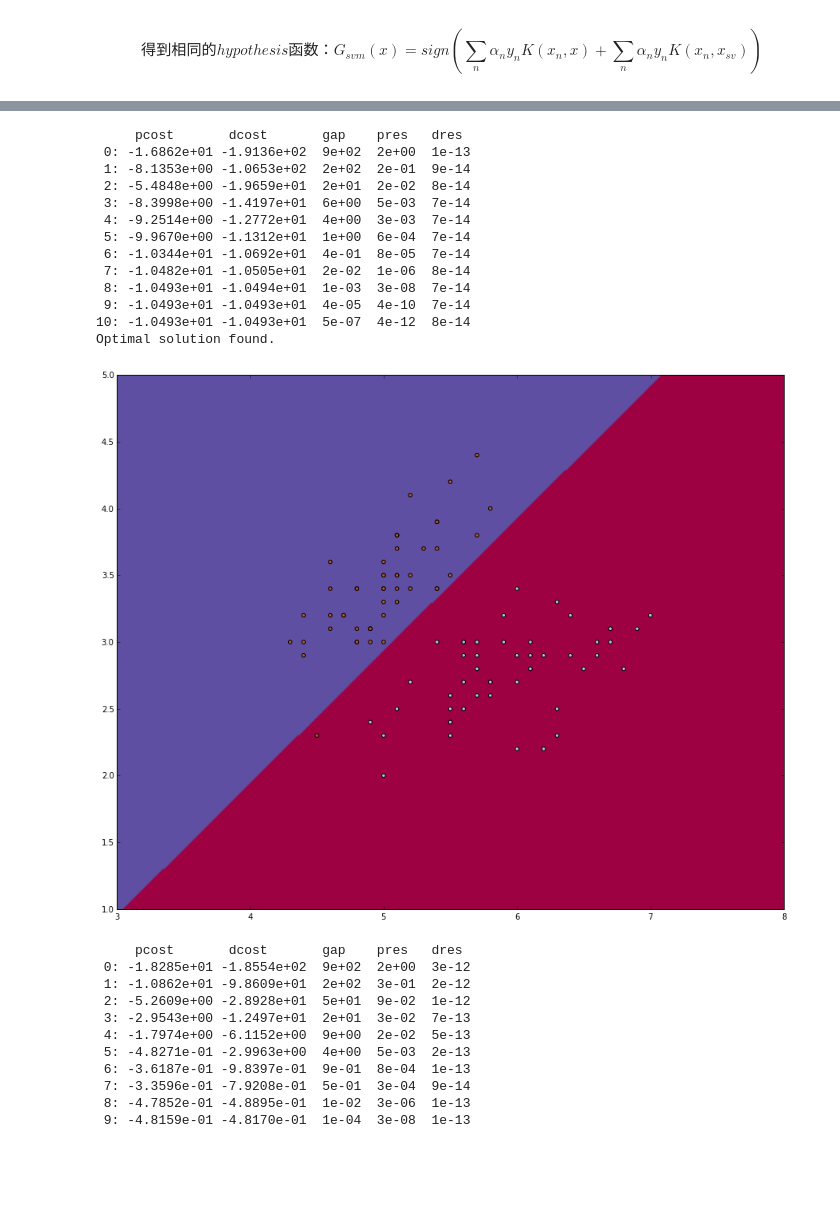
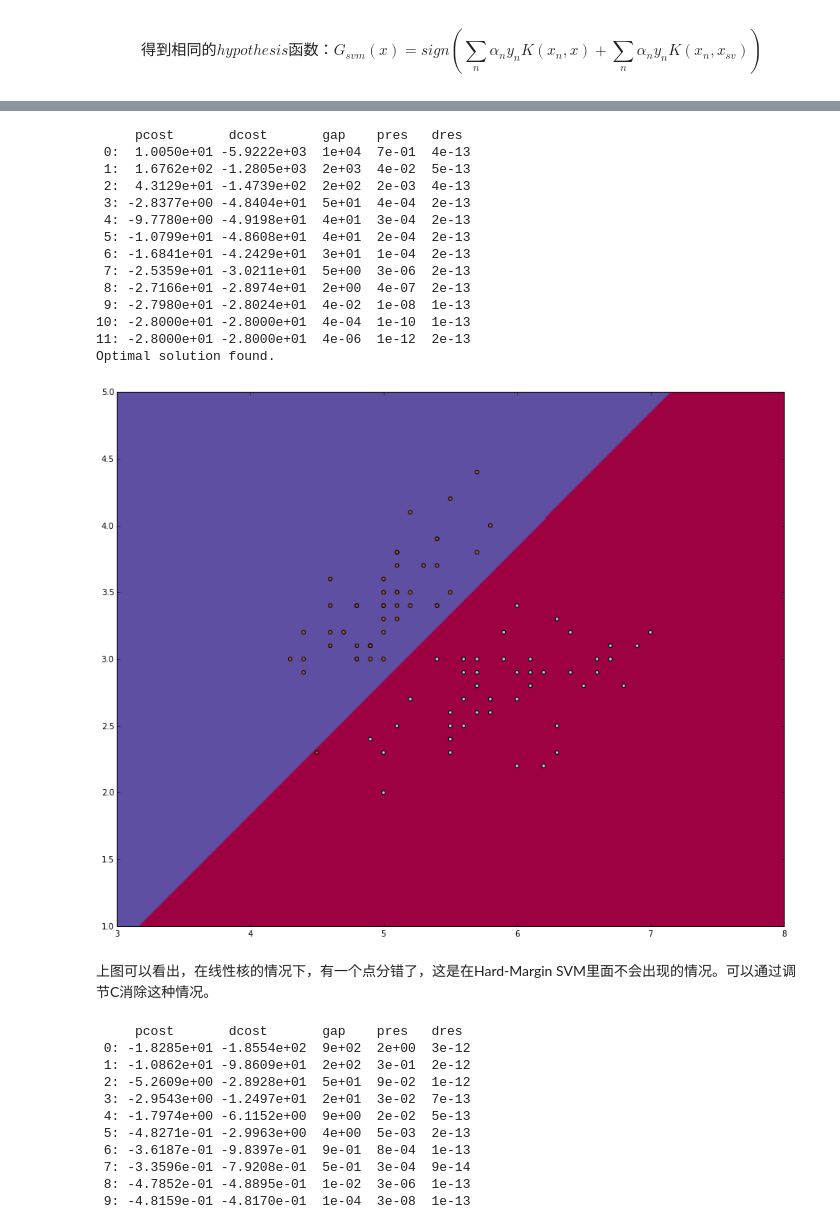
Before and after one commit to hack1nt0/MLT, a Jupyter notebook: SVM.ipynb, the cells around one changed output, grey strips where cells are left out. Drawn from its saved outputs; the diff is of its cells as text; code cells hidden in the pictures; blank space fills up the shorter version.

```diff
--- a/SVM.ipynb
+++ b/SVM.ipynb
@@ -478,27 +473,30 @@ Wall time: 14.1 µs
 # %%
 kernel = linear_kernel
 
-alpha = train_with_kernel(X, Y, kernel)
+alpha = train_with_kernel(X, Y, kernel, C=10)
 
 def predict(x):
     return predict_with_kernel(x, alpha, X, Y, kernel)
 
 draw_clf_plane(X, predict)
 # %% [output]
      pcost       dcost       gap    pres   dres
- 0: -1.6862e+01 -1.9136e+02  9e+02  2e+00  1e-13
- 1: -8.1353e+00 -1.0653e+02  2e+02  2e-01  9e-14
- 2: -5.4848e+00 -1.9659e+01  2e+01  2e-02  8e-14
- 3: -8.3998e+00 -1.4197e+01  6e+00  5e-03  7e-14
- 4: -9.2514e+00 -1.2772e+01  4e+00  3e-03  7e-14
- 5: -9.9670e+00 -1.1312e+01  1e+00  6e-04  7e-14
- 6: -1.0344e+01 -1.0692e+01  4e-01  8e-05  7e-14
- 7: -1.0482e+01 -1.0505e+01  2e-02  1e-06  8e-14
- 8: -1.0493e+01 -1.0494e+01  1e-03  3e-08  7e-14
- 9: -1.0493e+01 -1.0493e+01  4e-05  4e-10  7e-14
-10: -1.0493e+01 -1.0493e+01  5e-07  4e-12  8e-14
+ 0:  1.0050e+01 -5.9222e+03  1e+04  7e-01  4e-13
+ 1:  1.6762e+02 -1.2805e+03  2e+03  4e-02  5e-13
+ 2:  4.3129e+01 -1.4739e+02  2e+02  2e-03  4e-13
+ 3: -2.8377e+00 -4.8404e+01  5e+01  4e-04  2e-13
+ 4: -9.7780e+00 -4.9198e+01  4e+01  3e-04  2e-13
+ 5: -1.0799e+01 -4.8608e+01  4e+01  2e-04  2e-13
+ 6: -1.6841e+01 -4.2429e+01  3e+01  1e-04  2e-13
+ 7: -2.5359e+01 -3.0211e+01  5e+00  3e-06  2e-13
+ 8: -2.7166e+01 -2.8974e+01  2e+00  4e-07  2e-13
+ 9: -2.7980e+01 -2.8024e+01  4e-02  1e-08  1e-13
+10: -2.8000e+01 -2.8000e+01  4e-04  1e-10  1e-13
+11: -2.8000e+01 -2.8000e+01  4e-06  1e-12  2e-13
 Optimal solution found.
-[figure, old version]
+[figure, new version]
+# %% [markdown]
+上图可以看出，在线性核的情况下，有一个点分错了，这是在Hard-Margin SVM里面不会出现的情况。可以通过调节C消除这种情况。
 # %%
 kernel = multi_kernel(0, 1, 2)
 
```
Also changed, not shown: parts of 20 cells of this notebook.
